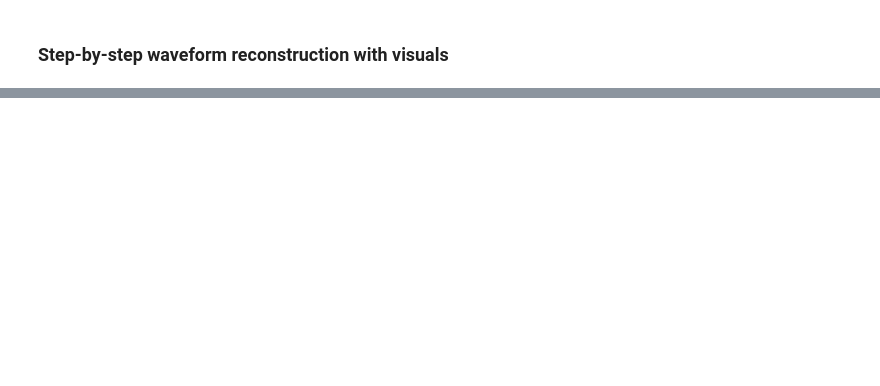
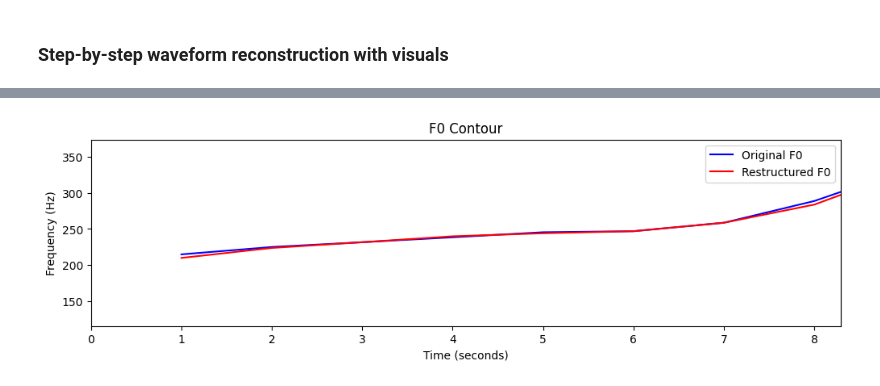
Before and after one commit to robertmackevic/nlp-vocoder, a Jupyter notebook: notebook.ipynb, the cells around one changed output, grey strips where cells are left out. Cells and saved outputs as stored; diff of their text form; code cells hidden in the pictures; blank space fills up the shorter version.

```diff
--- a/notebook.ipynb
+++ b/notebook.ipynb
@@ -104,31 +136,33 @@ Audio(data=reconstructed_waveform, rate=sample_rate)
 # %%
 restructured_f0, *_ = librosa.pyin(
     reconstructed_waveform,
     fmin=librosa.note_to_hz("C2").item(),
     fmax=librosa.note_to_hz("C7").item(),
     sr=sample_rate,
-    frame_length=2048,
+    frame_length=4098,
     hop_length=512,
 )
 
 original_f0, *_ = librosa.pyin(
     original_waveform,
     fmin=librosa.note_to_hz("C2").item(),
     fmax=librosa.note_to_hz("C7").item(),
     sr=sample_rate,
-    frame_length=2048,
+    frame_length=4098,
     hop_length=512,
 )
 
 plt.figure(figsize=(12, 3))
-plt.plot(restructured_f0, color="orange", label=" Restructured F0 (Pitch)")
-plt.plot(original_f0, color="red", label="Original F0 (Pitch)")
+plt.plot(original_f0, color="blue", label="Original F0")
+plt.plot(restructured_f0, color="red", label="Restructured F0")
 plt.title("F0 Contour")
 plt.xlabel("Time (seconds)")
 plt.ylabel("Frequency (Hz)")
 plt.xlim(0, duration)
 plt.legend()
 plt.show()
+# %% [output]
+[figure, added]
 # %%
 min_length = min(len(original_waveform), len(reconstructed_waveform))
 
```
Also changed, not shown: parts of 7 cells of this notebook.
